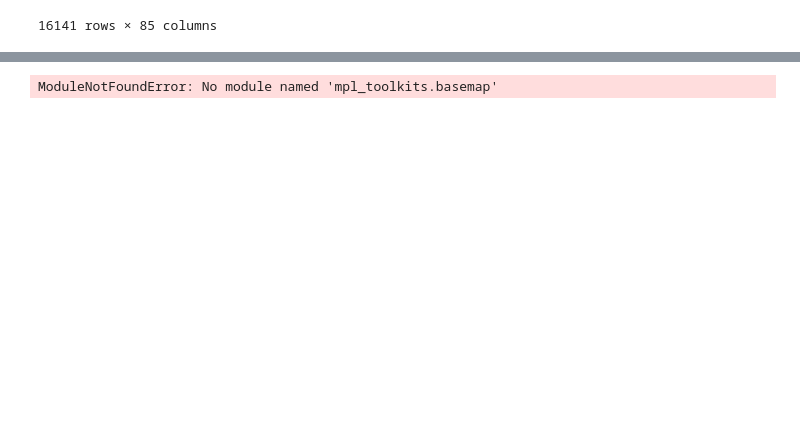
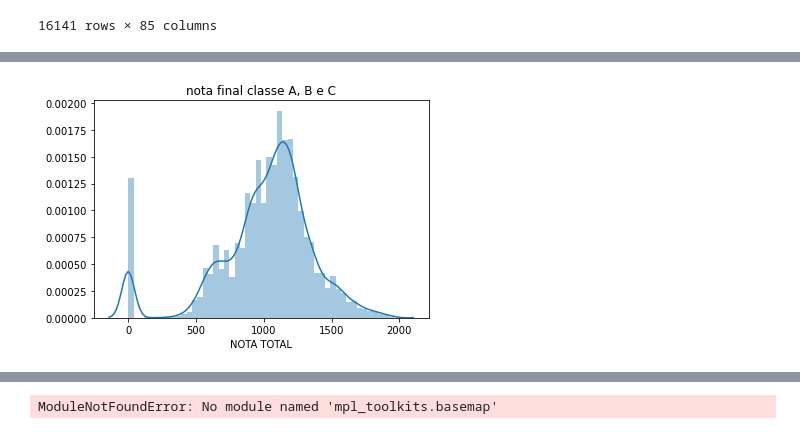
Before and after one commit to paulordie/aquis-preproc-explo-dados, a Jupyter notebook: projeto-enem-pcorrea.ipynb, the cells around one changed output, grey strips where cells are left out. Drawn from its saved outputs; the diff is of its cells as text; code cells hidden in the pictures; blank space fills up the shorter version.

```diff
--- a/projeto-enem-pcorrea.ipynb
+++ b/projeto-enem-pcorrea.ipynb
@@ -224,3 +211,9 @@ df_manaus_small.drop(['IN_BAIXA_VISAO', 'IN_CEGUEIRA', 'IN_SURDEZ', 'IN_DEFICIEN
 # %%
 new_manaus = pd.read_csv('new_dataset_manaus.csv',encoding='ISO-8859-1')
-new_manaus = new_manaus.reset_index()
+new_manaus = new_manaus.dropna().reset_index()
+# new_manaus['NU_NOTA_REDACAO']
+cols_manaus = new_manaus.columns.tolist()
+save = []
+for x in cols_manaus:
+    save.append(x)
+print(save)
@@ -285,0 +234,9 @@ df_provas_manaus
+# %%
+#df_manaus_A = df_manaus[df_manaus['Q006'] == 'B']
+df_manaus_A_B_C = df_manaus.loc[(df_manaus["Q006"]=="A") | (df_manaus["Q006"]=="B") | (df_manaus["Q006"]=="C")]
+df_manaus_A_B_C["NOTA TOTAL"] = df_manaus_A_B_C.iloc[:,4:10].sum(axis=1)
+save_A_B_C = []
+for x in df_manaus_A_B_C["NOTA TOTAL"]:
+    save_A_B_C.append(x)
+arr_A_B_C = np.array(save_A_B_C)
+print(type(arr_A_B_C))
@@ -285,0 +249,4 @@ df_provas_manaus
+# %%
+grafNormalized(df_manaus_A_B_C["NOTA TOTAL"],"nota final classe A, B e C")
+# %% [output]
+[figure, added]
```
Also changed, not shown: parts of 24 cells of this notebook.
